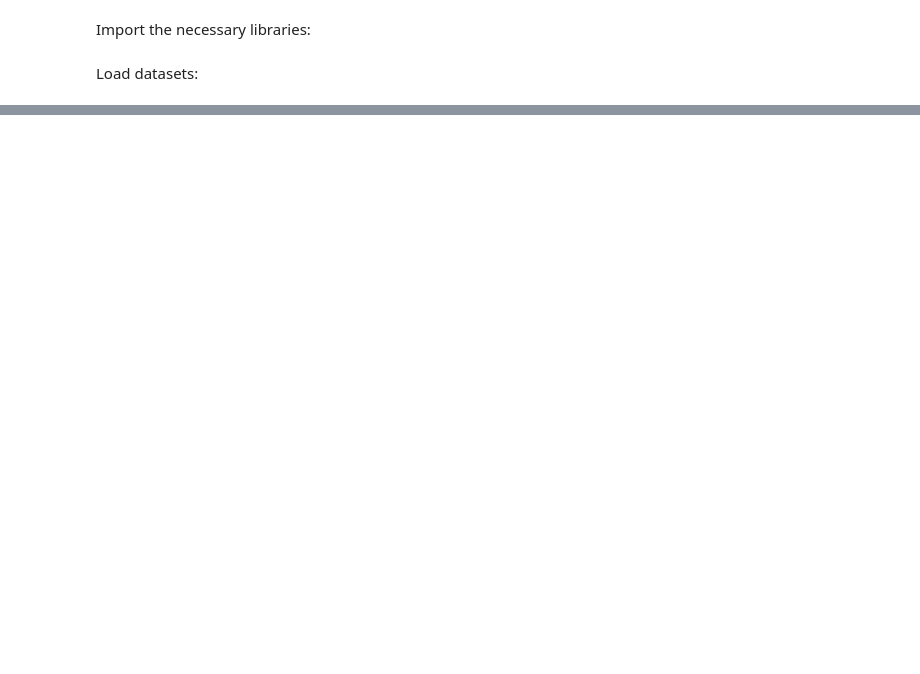
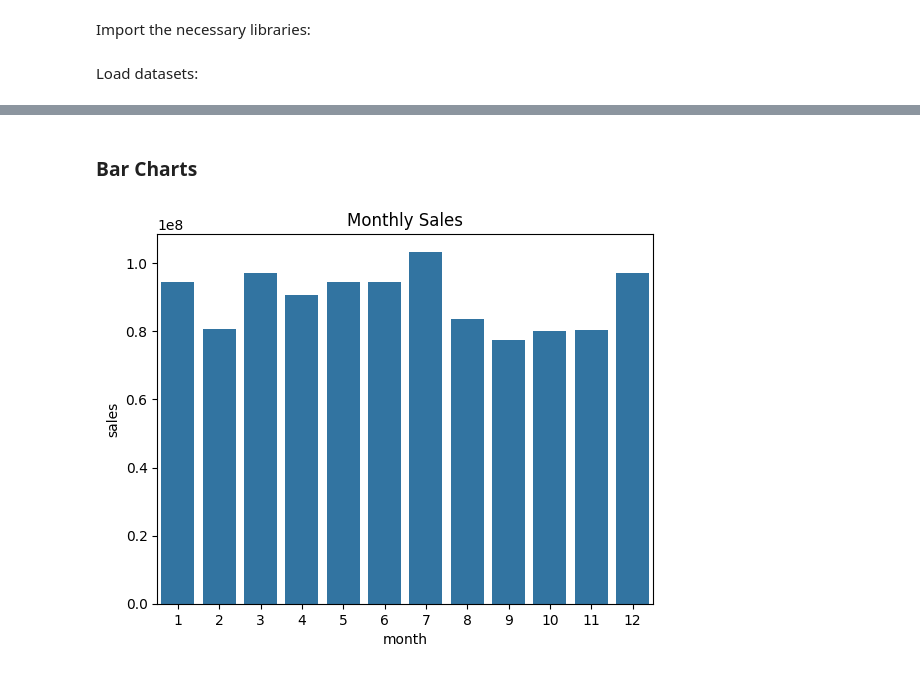
Before and after one commit to Cosimocarl/TimeSeriesProject-StoreSales, a Jupyter notebook: PrimaVersione.ipynb, the cells around one changed output, grey strips where cells are left out. Saved outputs shown, nothing was run; the diff lists cells and outputs as text; code cells hidden in the pictures; blank space fills up the shorter version.

```diff
--- a/PrimaVersione.ipynb
+++ b/PrimaVersione.ipynb
@@ -40,0 +293,9 @@ train_data = pd.read_csv()
+# %% [markdown]
+### Bar Charts
+# %%
+monthly_sales = train_data.groupby('month')['sales'].sum().reset_index()
+sns.barplot(data=monthly_sales, x='month', y='sales')
+plt.title('Monthly Sales')
+plt.show()
+# %% [output]
+[figure, added]
```
Also changed, not shown: parts of 86 cells of this notebook, 6 other files.
